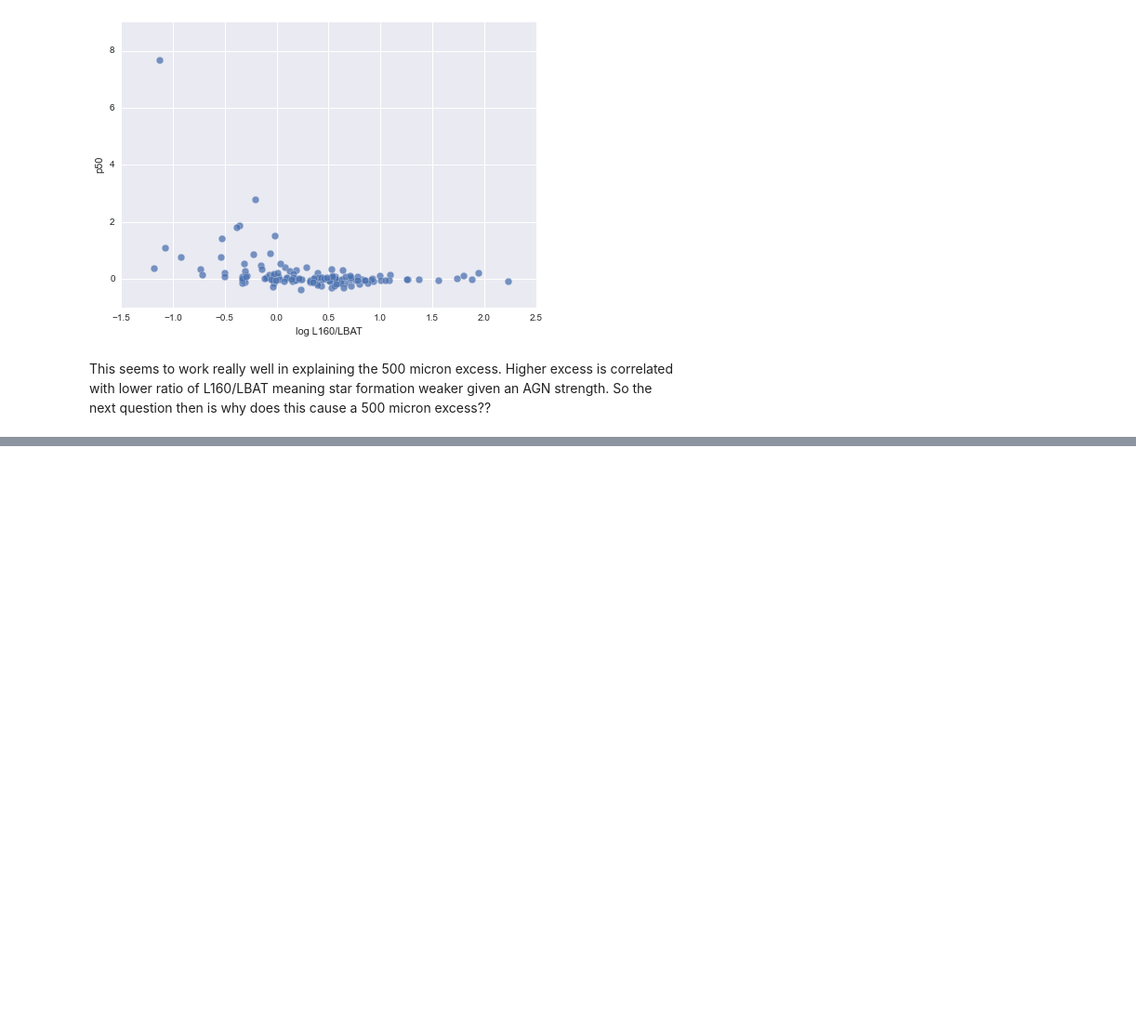
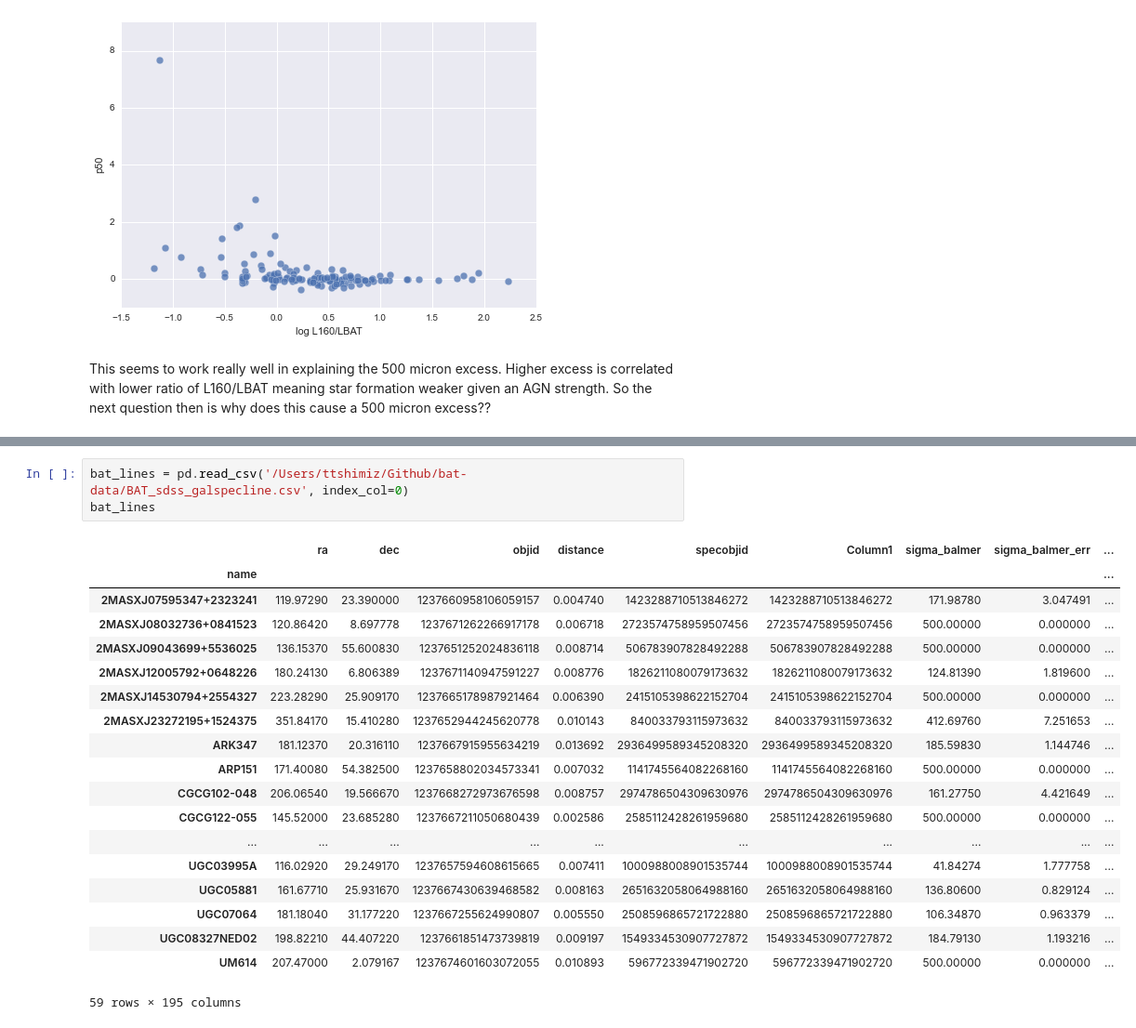
Before and after one commit to ttshimiz/spire-catalog-analysis, a Jupyter notebook: 500um-excess/examine-500um-excess-beta2-TwarmFree.ipynb, the cells around one changed output, grey strips where cells are left out. Shown: that part at 93% size. Drawn from its saved outputs; the diff is of its cells as text; blank space fills up the shorter version.

```diff
--- a/500um-excess/examine-500um-excess-beta2-TwarmFree.ipynb
+++ b/500um-excess/examine-500um-excess-beta2-TwarmFree.ipynb
@@ -286,0 +358,23 @@ This seems to work really well in explaining the 500 micron excess. Higher exces
+# %%
+bat_lines = pd.read_csv('/Users/ttshimiz/Github/bat-data/BAT_sdss_galspecline.csv', index_col=0)
+bat_lines
+# %% [output]
+|  | ra | dec | objid | distance | specobjid | Column1 | sigma_balmer | sigma_balmer_err | ... |
+| name |  |  |  |  |  |  |  |  | ... |
+| 2MASXJ07595347+2323241 | 119.97290 | 23.390000 | 1237660958106059157 | 0.004740 | 1423288710513846272 | 1423288710513846272 | 171.98780 | 3.047491 | ... |
+| 2MASXJ08032736+0841523 | 120.86420 | 8.697778 | 1237671262266917178 | 0.006718 | 2723574758959507456 | 2723574758959507456 | 500.00000 | 0.000000 | ... |
+| 2MASXJ09043699+5536025 | 136.15370 | 55.600830 | 1237651252024836118 | 0.008714 | 506783907828492288 | 506783907828492288 | 500.00000 | 0.000000 | ... |
+| 2MASXJ12005792+0648226 | 180.24130 | 6.806389 | 1237671140947591227 | 0.008776 | 1826211080079173632 | 1826211080079173632 | 124.81390 | 1.819600 | ... |
+| 2MASXJ14530794+2554327 | 223.28290 | 25.909170 | 1237665178987921464 | 0.006390 | 2415105398622152704 | 2415105398622152704 | 500.00000 | 0.000000 | ... |
+| 2MASXJ23272195+1524375 | 351.84170 | 15.410280 | 1237652944245620778 | 0.010143 | 840033793115973632 | 840033793115973632 | 412.69760 | 7.251653 | ... |
+| ARK347 | 181.12370 | 20.316110 | 1237667915955634219 | 0.013692 | 2936499589345208320 | 2936499589345208320 | 185.59830 | 1.144746 | ... |
+| ARP151 | 171.40080 | 54.382500 | 1237658802034573341 | 0.007032 | 1141745564082268160 | 1141745564082268160 | 500.00000 | 0.000000 | ... |
+| CGCG102-048 | 206.06540 | 19.566670 | 1237668272973676598 | 0.008757 | 2974786504309630976 | 2974786504309630976 | 161.27750 | 4.421649 | ... |
+| CGCG122-055 | 145.52000 | 23.685280 | 1237667211050680439 | 0.002586 | 2585112428261959680 | 2585112428261959680 | 500.00000 | 0.000000 | ... |
+| ... | ... | ... | ... | ... | ... | ... | ... | ... | ... |
+| UGC03995A | 116.02920 | 29.249170 | 1237657594608615665 | 0.007411 | 1000988008901535744 | 1000988008901535744 | 41.84274 | 1.777758 | ... |
+| UGC05881 | 161.67710 | 25.931670 | 1237667430639468582 | 0.008163 | 2651632058064988160 | 2651632058064988160 | 136.80600 | 0.829124 | ... |
+| UGC07064 | 181.18040 | 31.177220 | 1237667255624990807 | 0.005550 | 2508596865721722880 | 2508596865721722880 | 106.34870 | 0.963379 | ... |
+| UGC08327NED02 | 198.82210 | 44.407220 | 1237661851473739819 | 0.009197 | 1549334530907727872 | 1549334530907727872 | 184.79130 | 1.193216 | ... |
+| UM614 | 207.47000 | 2.079167 | 1237674601603072055 | 0.010893 | 596772339471902720 | 596772339471902720 | 500.00000 | 0.000000 | ... |
+59 rows × 195 columns
```
Also changed, not shown: parts of 15 cells of this notebook.
